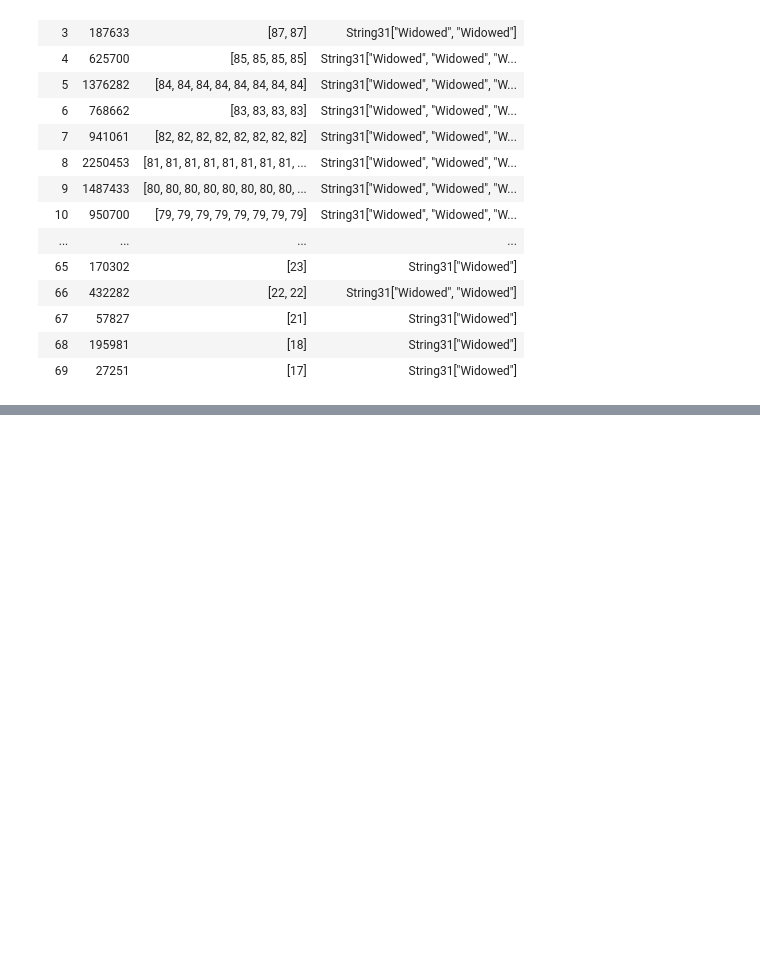
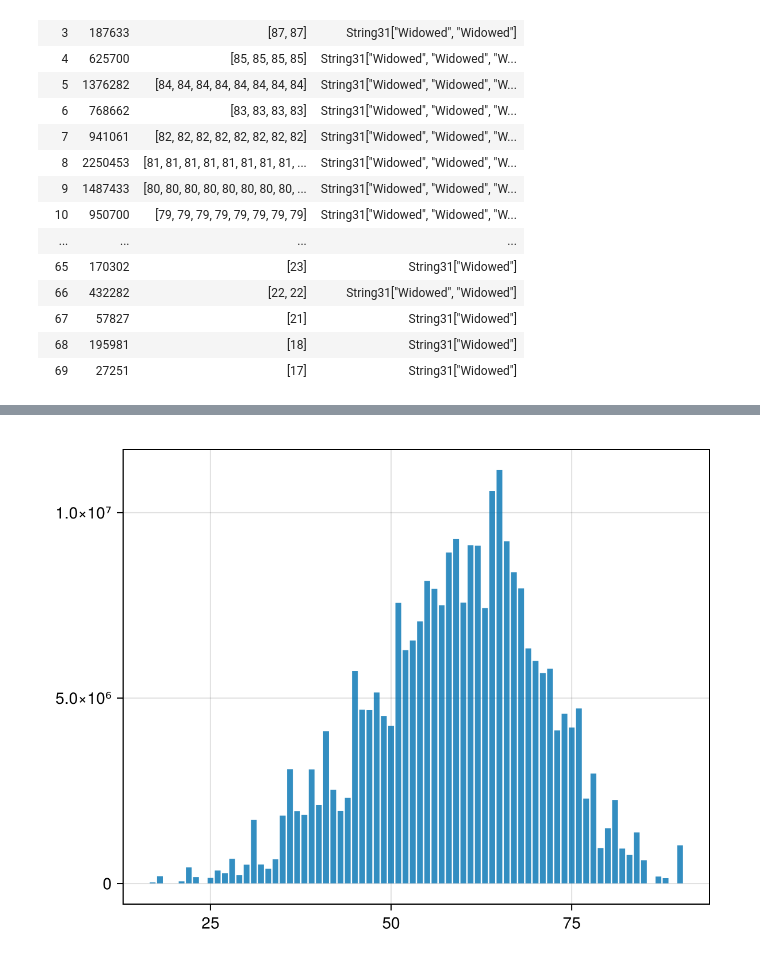
Before and after one commit to toby-farley/Adult, a Jupyter notebook: Adult Julia.ipynb, the cells around one changed output, grey strips where cells are left out. Drawn from its saved outputs; the diff is of its cells as text; code cells hidden in the pictures; blank space fills up the shorter version.

```diff
--- a/Adult Julia.ipynb
+++ b/Adult Julia.ipynb
@@ -1118,3 +1118,6 @@ df2 = wd |>
 | 67 | 57827 | [21] | String31["Widowed"] |
 | 68 | 195981 | [18] | String31["Widowed"] |
 | 69 | 27251 | [17] | String31["Widowed"] |
+# %%
+q = [df2[i,:total] for i in 1:size(df2,1)]
+p = getindex.([df2[i,:age] |> @unique() |> collect for i in 1:size(df2,1)],1)
@@ -1120,0 +1142,4 @@ df2 = wd |>
+# %%
+CairoMakie.barplot(p,q)
+# %% [output]
+[figure, added]
```
Also changed, not shown: parts of 1 cell of this notebook.
